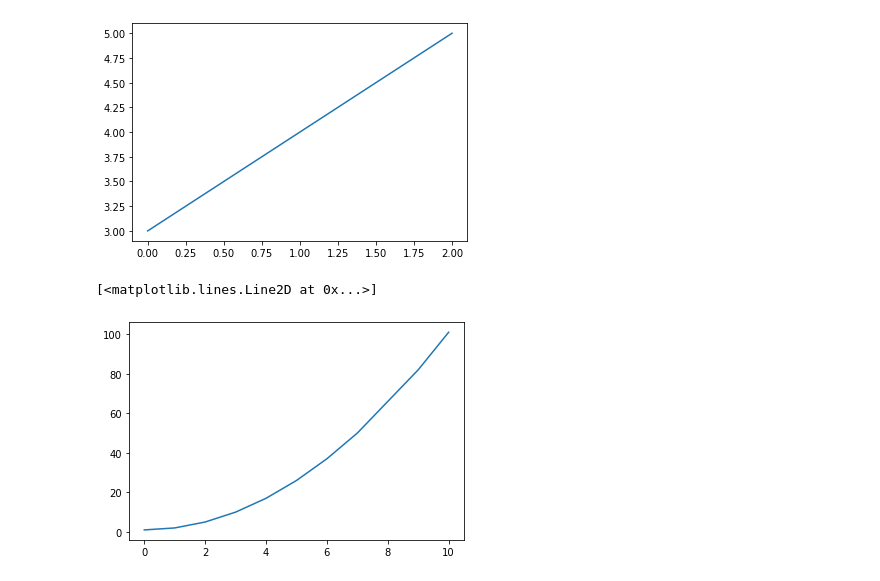
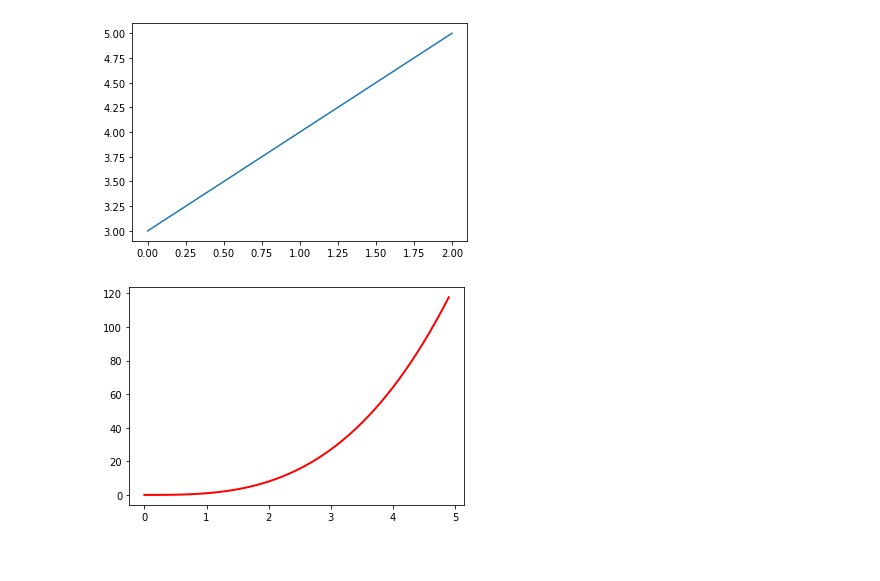
Before and after one commit to sidgupta234/CodingNinjas_DataScience_MachineLearning, a Jupyter notebook: Lecture_13_plottingGraphs/plottingGraphs.ipynb, the cells around one changed output. Drawn from its saved outputs; the diff is of its cells as text; code cells hidden in the pictures.

Commit message:
plottingGraphs till Histogram

```diff
--- a/Lecture_13_plottingGraphs/plottingGraphs.ipynb
+++ b/Lecture_13_plottingGraphs/plottingGraphs.ipynb
@@ -115,5 +105,13 @@ y=[1,2,5,10,17,26,37,50,82,101]
-# %%
-plt.plot(x, y)
-# %% [output]
-[<matplotlib.lines.Line2D at 0x...>]
-[figure, removed]
+# %%
+# Prettifying further..
+
+x = np.arange(0, 5, 0.1)
+y = x**3
+
+# plt.plot(x, y, color = "red", marker = "o")
+
+plt.plot(x, y, color = "red", linewidth = 2)
+
+plt.show()
+# %% [output]
+[figure, added]
```
Also changed, not shown: parts of 34 cells of this notebook.
